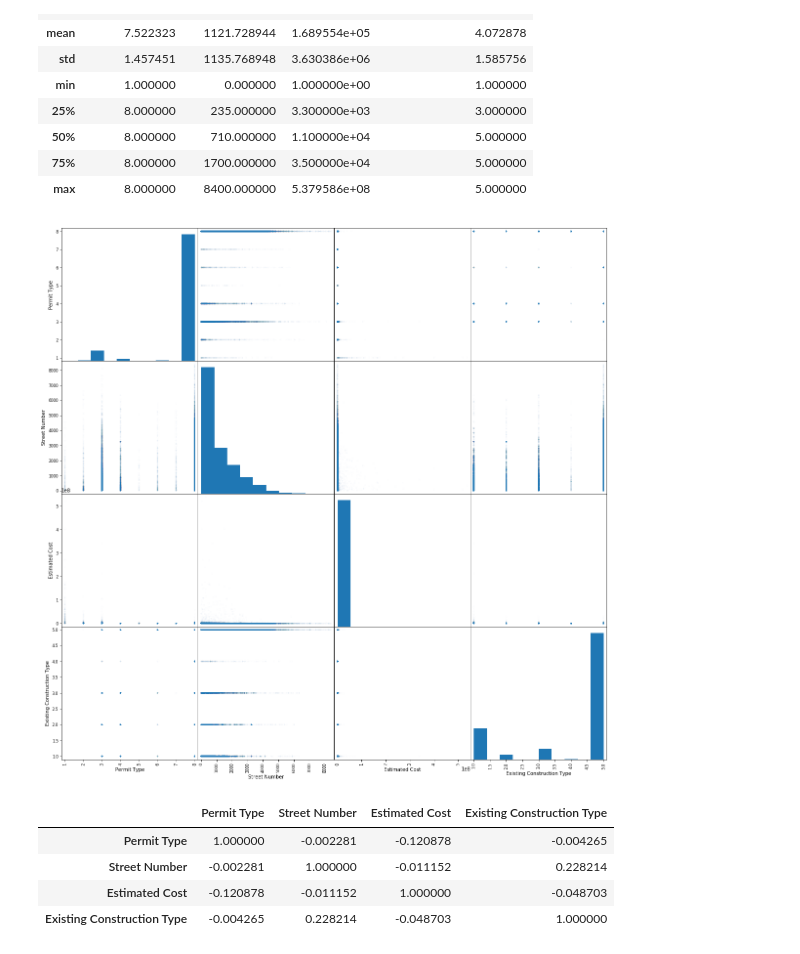
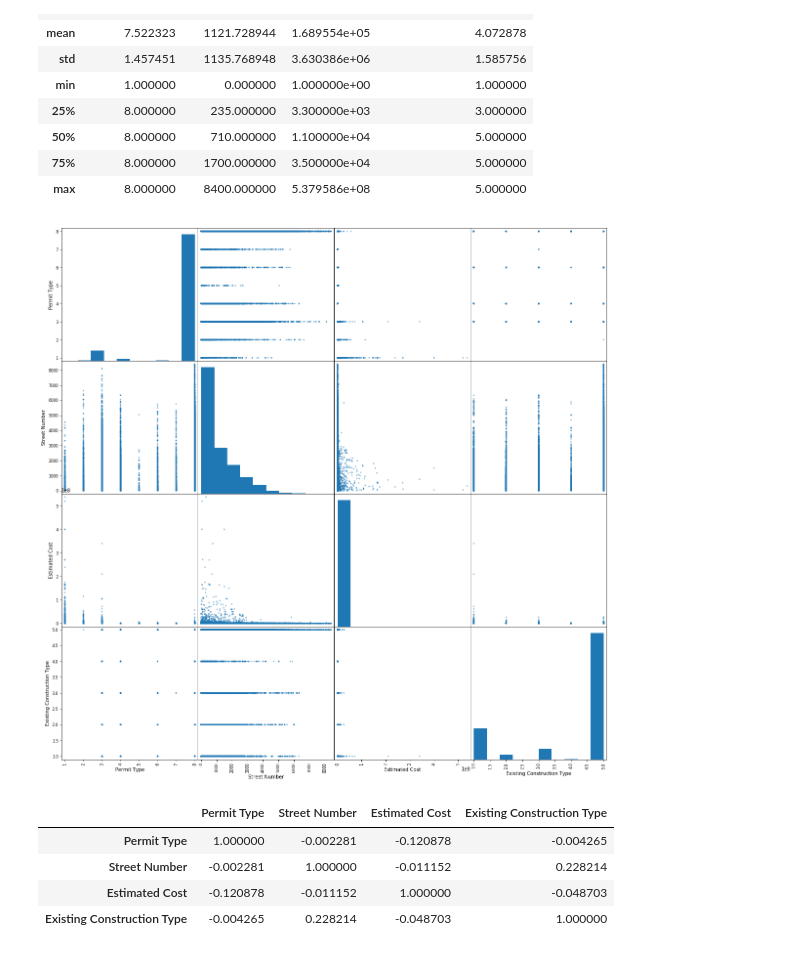
Before and after one commit to NovozhilovaA/Machine_Learning_Building_Permits, a Jupyter notebook: Building_Permits.ipynb, the cells around one changed output. Cells and saved outputs as stored; diff of their text form; code cells hidden in the pictures.

```diff
--- a/Building_Permits.ipynb
+++ b/Building_Permits.ipynb
@@ -187,10 +187,10 @@ data.describe()
 | max | 8.000000 | 8400.000000 | 5.379586e+08 | 5.000000 |
 # %%
 from pandas.plotting import scatter_matrix
-scatter_matrix(data, alpha = .01, figsize = (20, 20))
+scatter_matrix(data, alpha = .5, figsize = (20, 20))
 pass
 # %% [output]
-[figure, old version]
+[figure, new version]
 # %%
 data.corr()
 # %% [output]
```
Also changed, not shown: parts of 11 cells of this notebook.
